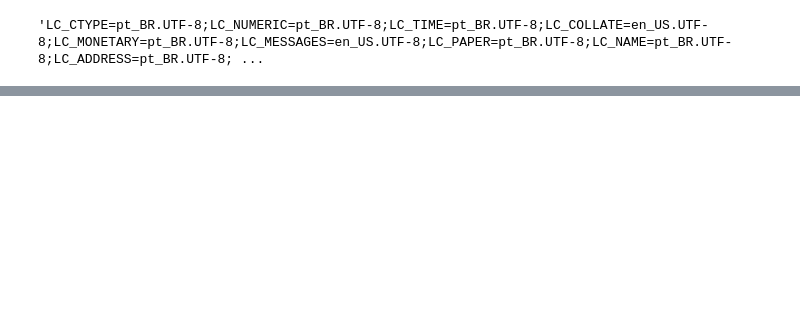
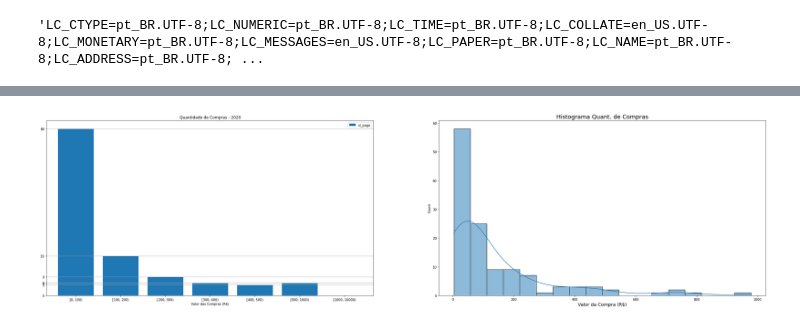
Before and after one commit to backtrunck/nfce, a Jupyter notebook: notebooks/compras.ipynb, the cells around one changed output, grey strips where cells are left out. Drawn from its saved outputs; the diff is of its cells as text; code cells hidden in the pictures; blank space fills up the shorter version.

```diff
--- a/notebooks/compras.ipynb
+++ b/notebooks/compras.ipynb
@@ -53,3 +55,89 @@ anos = df_compras.dt_emissao.dt.year.unique()
 for ano in anos:
     if ano > datetime.datetime.now().year - 3: #pega os ultimos três anos da base, a partir do ano atual
         ultimos_anos.append(ano)
+# %%
+#Distribuição de Frequencia dos valores das compras
+fig,ax = plt.subplots(1,2,figsize=(40, 10))
+
+bins = [0,100,200,300,400,500,1000,10000]
+labels = ['De 0 a R$100','De R\$ 100 a R$ 200',
+          'De R\$ 200 a R\$ 300','De R\$ 300 a R\$ 400',
+          'De R\$ 400 a R\$ 500','De R\$ 500 a R\$ 1000',
+          'De R\$ 1000 a R\$ 10.000']
+for ano in ultimos_anos:
+    df_compras_anual = df_compras[df_compras.dt_emissao.dt.year == ano].copy()
+
+    valor_total = round(df_compras_anual.vl_pago.sum(),2)
+
+    display(HTML(f'<h3> Valor Total das Compras em {ano} = {locale.format_string("%.2f", valor_total, True)} </h3>'))
+
+    #agrupa pela chave(por nota fiscal)
+    df_compras_anual = pd.DataFrame(df_compras_anual.groupby('chave_acesso')['vl_pago'].agg('sum'))
+
+    qt_total = df_compras_anual.vl_pago.count()
+    display(HTML(f'<h3> Quantidade Total de Compras em {ano} = {locale.format_string("%.0f", qt_total, True)} </h3>'))
+
+    ######categoriazando a partir da lista bins usando cut
+    cats = pd.cut(df_compras_anual['vl_pago'],
+                  bins,
+                  labels = labels,
+                  right=False) #cria as classes
+
+    col_1 = pd.value_counts(cats,
+                            sort=False) #conta as classes
+    col_2 = pd.value_counts(cats,
+                            sort=False,
+                            normalize=True) #conta as classes normalizadas
+
+    df_ = pd.DataFrame({'Quant.':col_1,'Perc(%)':col_2 * 100})
+
+    df_.index.name = 'Valor R$'
+    display(HTML(f'<h4> Quantidade de Compras por Valor </h4>'))
+    display(df_) #mostra os dados
+    ### fim categorizando cuts
+
+    ### categoriazando usando a regra de sturges, classes com amplitude fixas
+    num_classes = int(round(1 + (10/3) * np.log10(qt_total),0))
+    cats = pd.cut(df_compras_anual['vl_pago'],
+                  bins = num_classes,
+                  right=False) #cria as classes
+
+    col_1 = pd.value_counts(cats,
+                            sort=False) #conta as classes
+    col_2 = pd.value_counts(cats,
+                            sort=False,
+                            normalize=True) #conta as classes normalizadas
+
+    df_ = pd.DataFrame({'Quant.':col_1,'Perc(%)':col_2 * 100})
+
+    df_.index.name = 'Valor R$'
+    display(HTML(f'<h4> Quantidade de Compras por Valor usando Regra Sturges</h4>'))
+    display(df_) #mostra os dados
+
+    ### fim categorizando regra sturges
+
+
+    #Gráficos
+    ax1 = sns.histplot(df_compras_anual['vl_pago'],kde=True,ax=ax[1])
+    #ax1.figure.set_size_inches(12,10)
+    ax1.set_title('Histograma Quant. de Compras',fontsize='18')
+    ax1.set_xlabel('Valor da Compra (R$)',fontsize=14)
+    ax1.plot()
+
+
+
+    cats = pd.cut(df_compras_anual['vl_pago'],
+                  bins,
+                  right=False) #cria as classes, sem os labels
+    df_compras_anual = pd.value_counts(cats,sort=False) #conta as classes
+    df_compras_anual = pd.DataFrame(df_compras_anual)
+    df_compras_anual.plot(kind='bar',ax=ax[0],rot=0,width=0.8)
+    ax[0].set(title=f'Quantidade de Compras - {ano}')
+    ax[0].set(yticks=df_compras_anual.values)
+    ax[0].grid(axis='y')
+    ax[0].set(xlabel='Valor das Compras (R$)')
+
+
+    #limpeza
+    df_ = col_1 = col_2 = None
+# %% [output]
@@ -55,0 +167 @@ for ano in anos:
+[figure, added]
```
Also changed, not shown: parts of 6 cells of this notebook, 1 other file.
